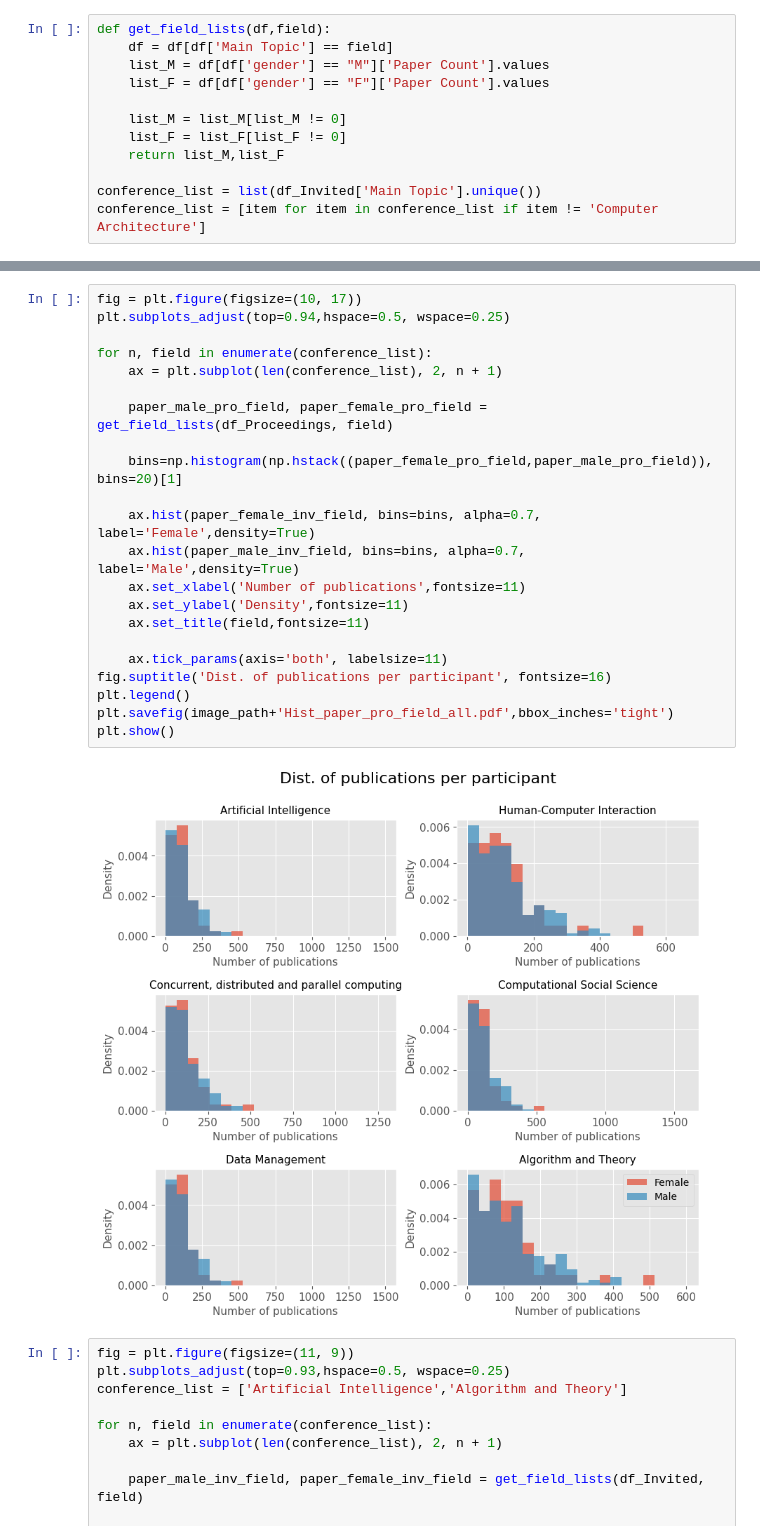
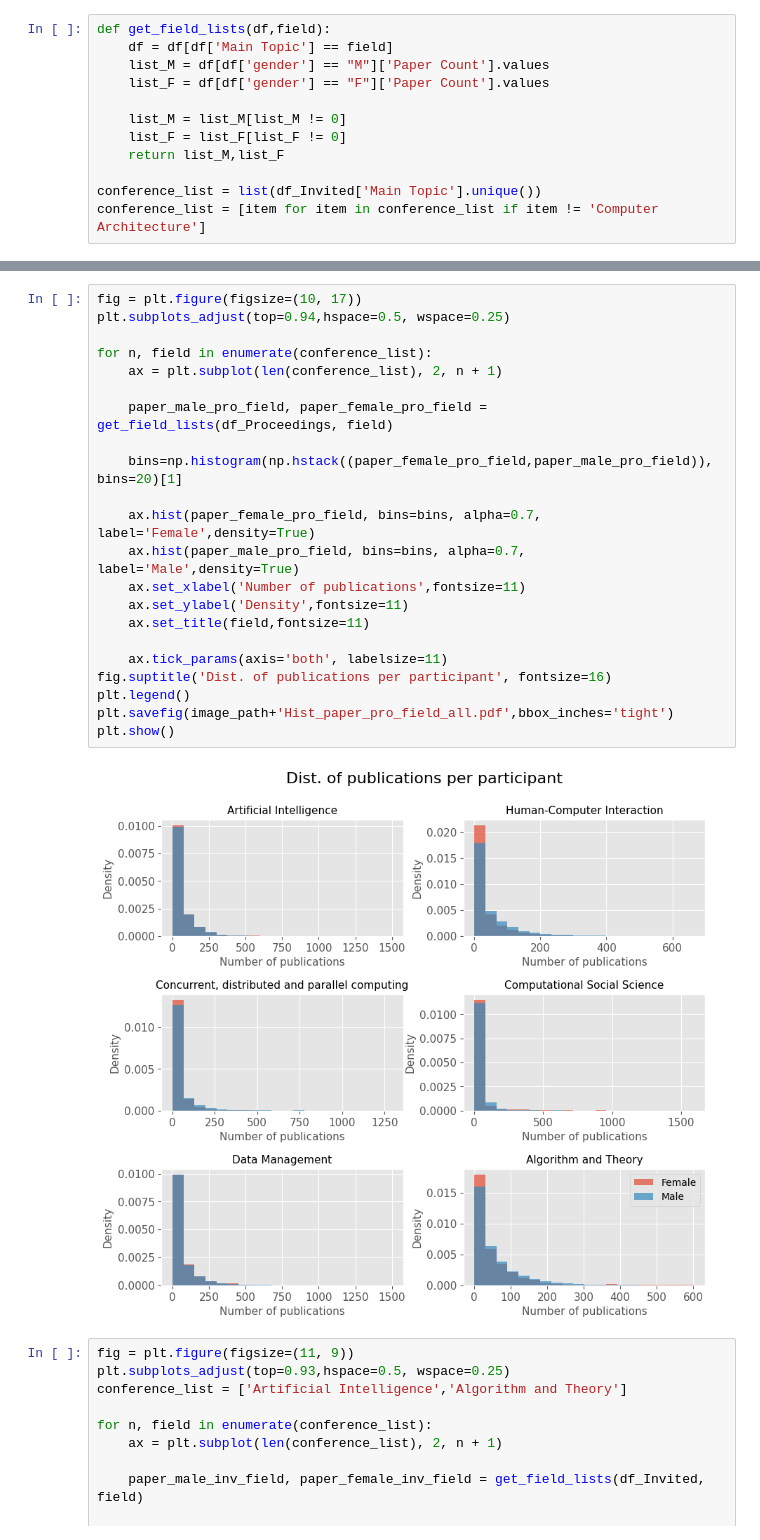
Before and after one commit to mariespedersen/Thesis_github, a Jupyter notebook: Histograms_Paper.ipynb, the cells around one changed output, grey strips where cells are left out. Drawn from its saved outputs; the diff is of its cells as text.

```diff
--- a/Histograms_Paper.ipynb
+++ b/Histograms_Paper.ipynb
@@ -168,27 +169,27 @@ plt.show()
 # %%
 fig = plt.figure(figsize=(10, 17))
 plt.subplots_adjust(top=0.94,hspace=0.5, wspace=0.25)
 
 for n, field in enumerate(conference_list):
     ax = plt.subplot(len(conference_list), 2, n + 1)
 
     paper_male_pro_field, paper_female_pro_field = get_field_lists(df_Proceedings, field)
 
     bins=np.histogram(np.hstack((paper_female_pro_field,paper_male_pro_field)), bins=20)[1]
 
-    ax.hist(paper_female_inv_field, bins=bins, alpha=0.7, label='Female',density=True)
-    ax.hist(paper_male_inv_field, bins=bins, alpha=0.7, label='Male',density=True)
+    ax.hist(paper_female_pro_field, bins=bins, alpha=0.7, label='Female',density=True)
+    ax.hist(paper_male_pro_field, bins=bins, alpha=0.7, label='Male',density=True)
     ax.set_xlabel('Number of publications',fontsize=11)
     ax.set_ylabel('Density',fontsize=11)
     ax.set_title(field,fontsize=11)
 
     ax.tick_params(axis='both', labelsize=11)
 fig.suptitle('Dist. of publications per participant', fontsize=16)
 plt.legend()
 plt.savefig(image_path+'Hist_paper_pro_field_all.pdf',bbox_inches='tight')
 plt.show()
 # %% [output]
-[figure, old version]
+[figure, new version]
 # %%
 fig = plt.figure(figsize=(11, 9))
 plt.subplots_adjust(top=0.93,hspace=0.5, wspace=0.25)
```
Also changed, not shown: parts of 1 cell of this notebook.
